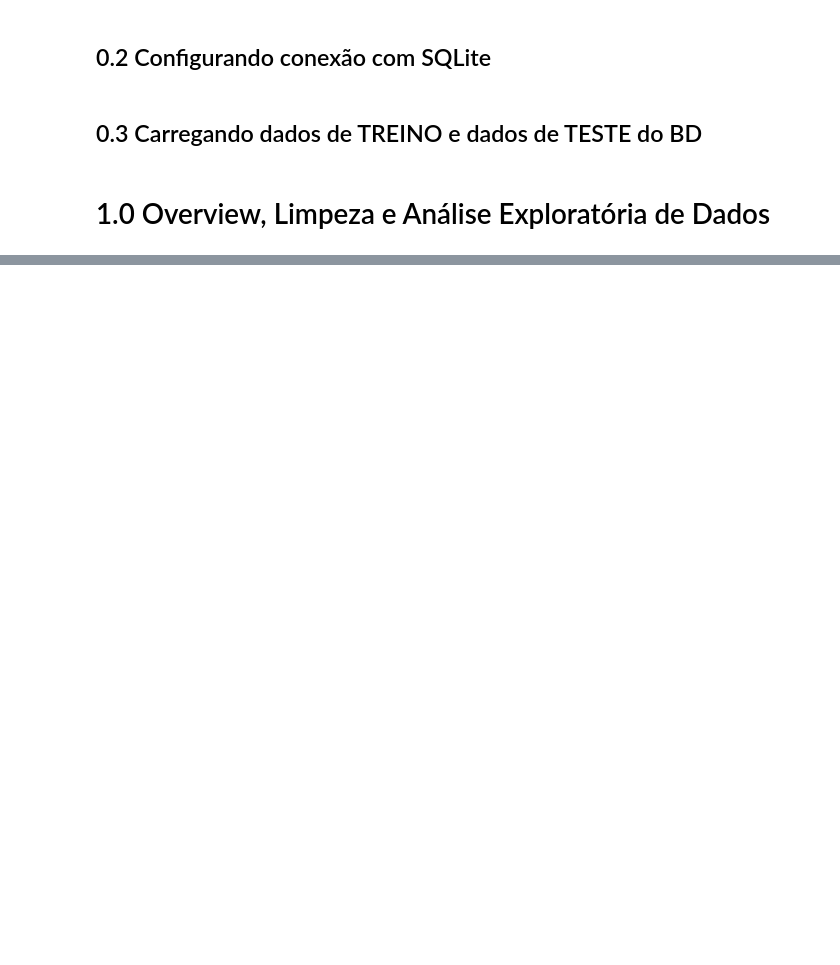
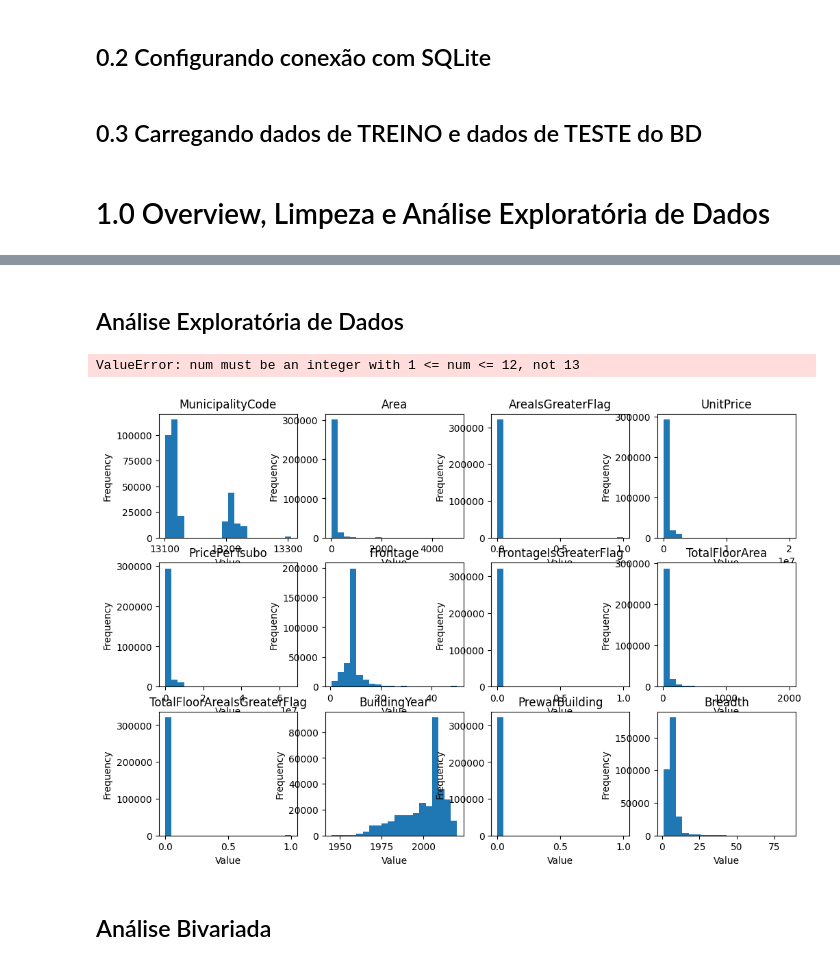
Before and after one commit to JonatasV/desafio-paipe, a Jupyter notebook: paipe_case.ipynb, the cells around one changed output, grey strips where cells are left out. Cells and saved outputs as stored; diff of their text form; code cells hidden in the pictures; blank space fills up the shorter version.

Commit message:
Add files via upload
Limpeza de dados mais EDA

```diff
--- a/paipe_case.ipynb
+++ b/paipe_case.ipynb
@@ -53,0 +636,31 @@ dtype: object
+# %%
+# substituir os valores nulos em anos em que houveram mais construções em cada município
+
+df_treino['BuildingYear'] = df_treino.groupby('Municipality')['BuildingYear'].transform(lambda x: x.fillna(x.mode()[0] if not x.mode().empty else None))
+# %%
+# mesmo após substituir algiuns NaN's, sobrou alguns valores faltantes, uma vez que necessitavam
+# de outros valores que também estavam ausentes. E como a quantidade de pouca em função do volume
+# de dados vou dropar estes também
+
+df_treino.dropna(subset=['MinTimeToNearestStation', 'MaxTimeToNearestStation', 'CoverageRatio', 'FloorAreaRatio'], inplace=True)
+# %% [markdown]
+## Análise Exploratória de Dados
+# %%
+df2 = df_treino.copy()
+# %%
+num_attributes = df2.select_dtypes(include=['int64', 'float64'])
+# %%
+plt.figure(figsize=(12,8))
+
+for i, column in enumerate(num_attributes, 1):
+    plt.subplot(3,4,i)
+    plt.hist(df2[column], bins=20)
+    plt.title(column)
+    plt.xlabel("Value")
+    plt.ylabel("Frequency")
+
+plt.tight_layout()
+plt.show()
+# %% [output]
+ValueError: num must be an integer with 1 <= num <= 12, not 13
+[figure, added]
@@ -53,0 +682,2 @@ dtype: object
+# %% [markdown]
+## Análise Bivariada
```
Also changed, not shown: parts of 85 cells of this notebook.
